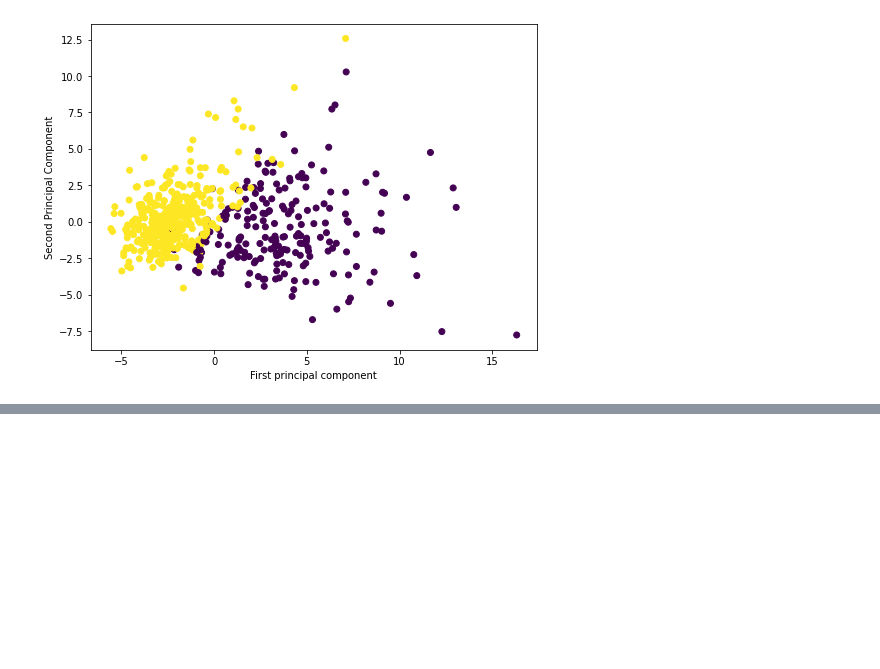
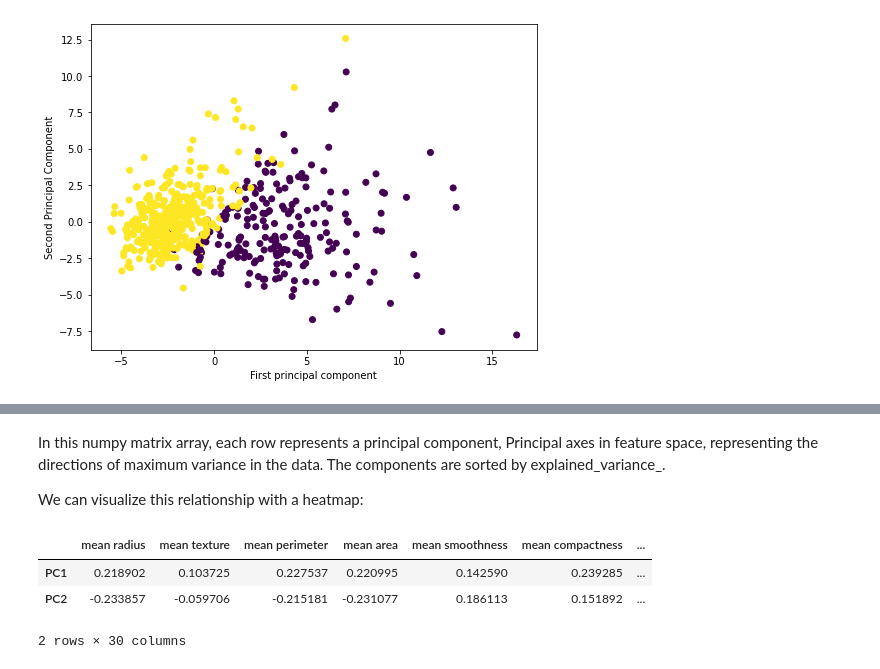
Before and after one commit to ravi0531rp/DataScienceComplete, a Jupyter notebook: DataSciencePython/019. PCA.ipynb, the cells around one changed output, grey strips where cells are left out. Drawn from its saved outputs; the diff is of its cells as text; code cells hidden in the pictures; blank space fills up the shorter version.

```diff
--- a/DataSciencePython/019. PCA.ipynb
+++ b/DataSciencePython/019. PCA.ipynb
@@ -262,0 +317,4 @@ Text(0, 0.5, 'Second Principal Component')
+# %% [markdown]
+In this numpy matrix array, each row represents a principal component, Principal axes in feature space, representing the directions of maximum variance in the data. The components are sorted by explained_variance_.
+
+We can visualize this relationship with a heatmap:
@@ -262,0 +323,7 @@ Text(0, 0.5, 'Second Principal Component')
+# %%
+df_comp
+# %% [output]
+|  | mean radius | mean texture | mean perimeter | mean area | mean smoothness | mean compactness | ... |
+| PC1 | 0.218902 | 0.103725 | 0.227537 | 0.220995 | 0.142590 | 0.239285 | ... |
+| PC2 | -0.233857 | -0.059706 | -0.215181 | -0.231077 | 0.186113 | 0.151892 | ... |
+2 rows × 30 columns
```
Also changed, not shown: parts of 10 cells of this notebook.
